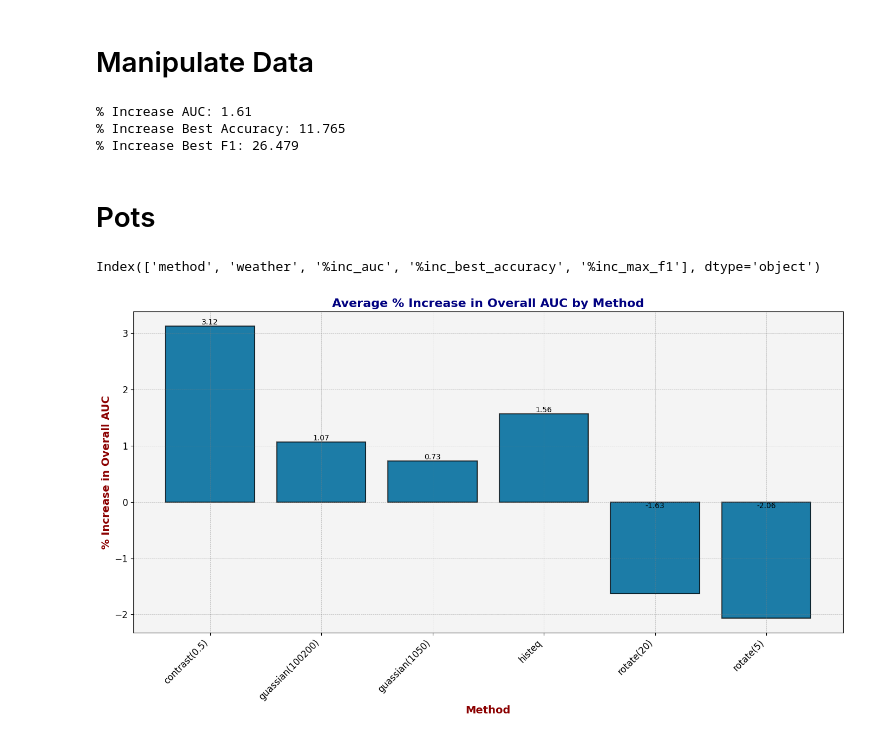
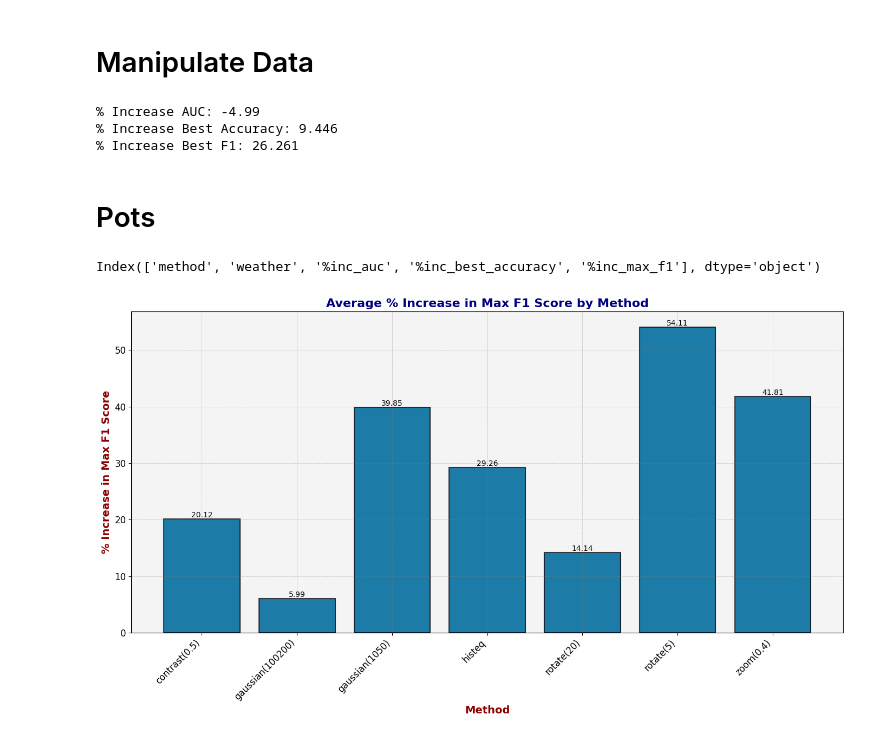
Before and after one commit to tee1g21/Intruder-Aircraft-Detection, a Jupyter notebook: main/results_calc.ipynb, the cells around one changed output. Saved outputs shown, nothing was run; the diff lists cells and outputs as text; code cells hidden in the pictures.

Commit message:
Round 4 Completed

```diff
--- a/main/results_calc.ipynb
+++ b/main/results_calc.ipynb
@@ -197,26 +197,26 @@ def write_results_to_csv(path, method, weather, percentage_auc, percentage_accur
 
 # Example string tables
 table1 = """                           Metric       Training     Validation
-                 Average Accuracy (0.664, 0.198) (0.623, 0.166)
-   Standard Deviation of Accuracy (0.186, 0.096) (0.157, 0.076)
-                    Best Accuracy (0.844, 0.256) (0.765, 0.180)
-                    Last Accuracy (0.830, 0.281) (0.732, 0.223)
-                      Overall AUC            NaN (0.497, 0.022)
-                 Maximum F1 Score            NaN (0.676, 0.378)
-                     Minimum Loss            NaN (0.679, 0.232)
-Difference in Average Loss Last N            NaN (0.442, 0.284)
-Standard Deviation of Loss Last N            NaN (0.078, 0.049)"""
+                 Average Accuracy (0.434, 0.128) (0.415, 0.102)
+   Standard Deviation of Accuracy (0.100, 0.077) (0.087, 0.058)
+                    Best Accuracy (0.656, 0.190) (0.614, 0.138)
+                    Last Accuracy (0.641, 0.210) (0.596, 0.149)
+                      Overall AUC            NaN (0.521, 0.037)
+                 Maximum F1 Score            NaN (0.476, 0.291)
+                     Minimum Loss            NaN (0.935, 0.144)
+Difference in Average Loss Last N            NaN (0.144, 0.236)
+Standard Deviation of Loss Last N            NaN (0.082, 0.076)"""
 
 table2 = """                           Metric       Training     Validation
-                 Average Accuracy (0.862, 0.052) (0.764, 0.050)
-   Standard Deviation of Accuracy (0.214, 0.053) (0.148, 0.049)
-                    Best Accuracy (0.997, 0.001) (0.855, 0.007)
-                    Last Accuracy (0.993, 0.002) (0.845, 0.013)
-                      Overall AUC            NaN (0.505, 0.016)
-                 Maximum F1 Score            NaN (0.855, 0.007)
-                     Minimum Loss            NaN (0.585, 0.065)
-Difference in Average Loss Last N            NaN (1.267, 0.081)
-Standard Deviation of Loss Last N            NaN (0.203, 0.028)"""
+                 Average Accuracy (0.555, 0.136) (0.488, 0.111)
+   Standard Deviation of Accuracy (0.169, 0.093) (0.128, 0.073)
+                    Best Accuracy (0.785, 0.243) (0.672, 0.194)
+                    Last Accuracy (0.778, 0.240) (0.650, 0.190)
+                      Overall AUC            NaN (0.495, 0.051)
+                 Maximum F1 Score            NaN (0.601, 0.339)
+                     Minimum Loss            NaN (0.956, 0.113)
+Difference in Average Loss Last N            NaN (0.554, 0.417)
+Standard Deviation of Loss Last N            NaN (0.172, 0.128)"""
 
 # Use these functions to extract and calculate percentage increases
 auc_values1 = parse_metric_from_table(table1, "Overall AUC")
@@ -228,7 +228,7 @@ best_accuracy_values2 = parse_metric_from_table(table2, "Best Accuracy")
 f1_values1 = parse_metric_from_table(table1, "Maximum F1 Score")
 f1_values2 = parse_metric_from_table(table2, "Maximum F1 Score")
 
-method = "contrast(0.5)"
+method = "zoom(0.4)"
 weather = "45"
 
 percentage_increase_auc = calculate_percentage_increase(auc_values1[1], auc_values2[1])
@@ -236,7 +236,7 @@ percentage_increase_best_accuracy = calculate_percentage_increase(best_accuracy_
 percentage_increase_f2 = calculate_percentage_increase(f1_values1[1], f1_values2[1])
 
 # Write to CSV
-path = "../results/round3/percent_increase3.csv"
+path = "../results/round4/percent_increase4.csv"
 
 write_results_to_csv(path, method, weather, percentage_increase_auc, percentage_increase_best_accuracy, percentage_increase_f2)
 
@@ -244,9 +244,9 @@ print("% Increase AUC:", percentage_increase_auc)
 print("% Increase Best Accuracy:", percentage_increase_best_accuracy)
 print("% Increase Best F1:", percentage_increase_f2)
 # %% [output]
-% Increase AUC: 1.61
-% Increase Best Accuracy: 11.765
-% Increase Best F1: 26.479
+% Increase AUC: -4.99
+% Increase Best Accuracy: 9.446
+% Increase Best F1: 26.261
 # %% [markdown]
 # Pots
 # %%
@@ -258,45 +258,45 @@ df = pd.read_csv(path)
 print(df.columns)
 
 
-method = 'Overall AUC'
-method_path = 'auc'
+method = 'Max F1 Score'
+method_path = 'max_f1'
 
 # Simple plot example: Average % increase in AUC for each method
 means = df.groupby('method')[f'%inc_{method_path}'].mean()
 
 
-figures_path = "../results/round3/figures/"
+figures_path = "../results/round4/figures/"
 
 # Styling
 plt.figure(figsize=(14, 8))  # Adjust the figure size for better fit and visibility
 plt.bar(means.index, means.values, color='teal', width=0.8, edgecolor='grey', linewidth=0.6, alpha=0.9)
 
 # Adding rounded corners to bars
 for bar in plt.bar(means.index, means.values):
     bar.set_edgecolor("k") # Black edges
     bar.set_linewidth(1.5)
     bar.set_alpha(0.7)  # Slight transparency
 
 # Background and grid
 plt.gca().set_facecolor('#f4f4f4')  # Light grey background
 plt.grid(True, which='both', linestyle='--', linewidth=0.5, color='gray', alpha=0.5)
 
 # Titles and labels with enhanced fonts
 plt.title(f'Average % Increase in {method} by Method', fontsize=16, fontweight='bold', color='navy')
 plt.xlabel('Method', fontsize=14, fontweight='bold', color='darkred')
 plt.ylabel(f'% Increase in {method}', fontsize=14, fontweight='bold', color='darkred')
 
 # Ticks and tick labels
 plt.xticks(rotation=45, ha='right', fontsize=12)
 plt.yticks(fontsize=12)
 
 # Text labels above bars
 for index, value in enumerate(means):
     plt.text(index, value if value >= 0 else 0, f'{value:.2f}', ha='center', va='bottom' if value > 0 else 'top', fontsize=10, color='black')
 
 plt.tight_layout()  # Adjust layout
 plt.savefig(figures_path + f'average_increase_{method_path}.png')  # Save the figure to a file
 plt.show()
 # %% [output]
 Index(['method', 'weather', '%inc_auc', '%inc_best_accuracy', '%inc_max_f1'], dtype='object')
-[figure, old version]
+[figure, new version]
```
Also changed, not shown: parts of 4 cells of this notebook, 5 other files.
